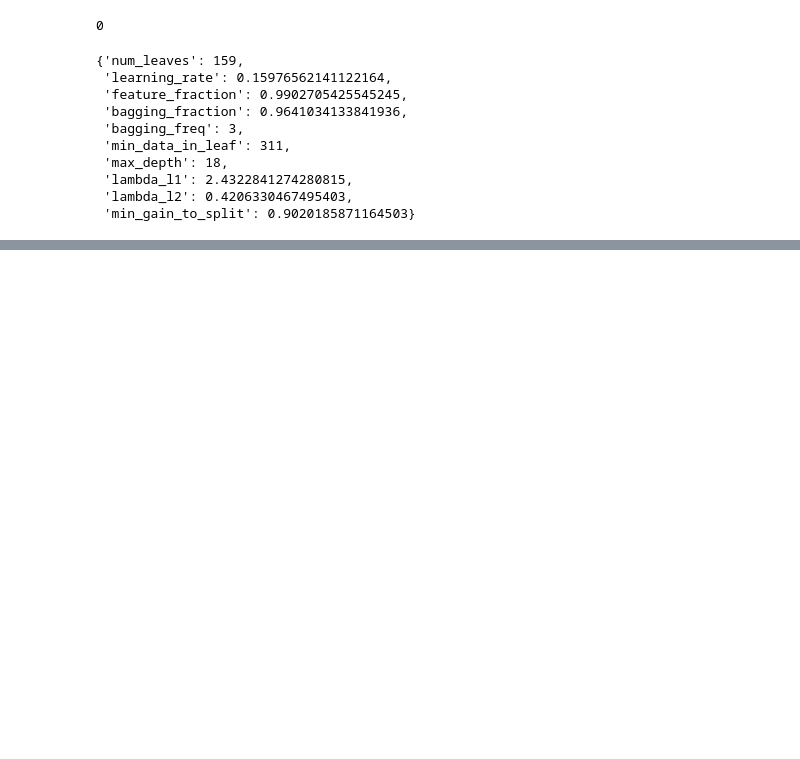
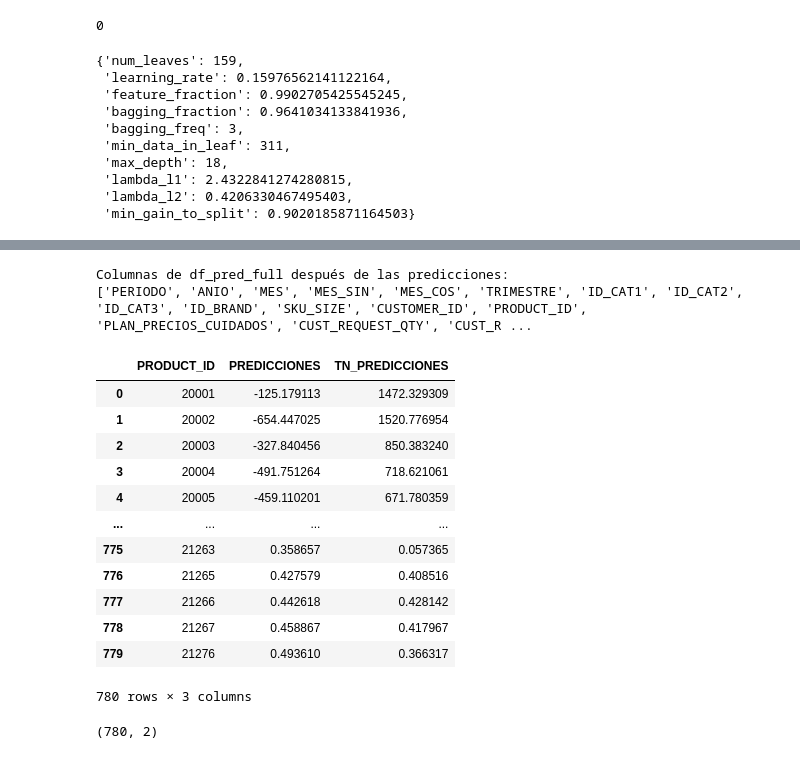
Before and after one commit to plcablinski/labo3-2025v, a Jupyter notebook: optuna_train_parquet_lgbm_prediccion_delta.ipynb, the cells around one changed output, grey strips where cells are left out. Drawn from its saved outputs; the diff is of its cells as text; code cells hidden in the pictures; blank space fills up the shorter version.

```diff
--- a/optuna_train_parquet_lgbm_prediccion_delta.ipynb
+++ b/optuna_train_parquet_lgbm_prediccion_delta.ipynb
@@ -260,0 +313,3 @@ for col in categorical_features:
+# %%
+
+df_pred_full = df_pred_full.merge(df_pendientes, on=['PRODUCT_ID', 'CUSTOMER_ID', 'PERIODO'], how='left', suffixes=('', '_features'))
@@ -261,15 +323,61 @@ for col in categorical_features:
+# %%
+# Filtrar solo los que tengan la columna A_PREDECIR con valor 1
+df_pred_full = df_pred_full[df_pred_full['A_PREDECIR'] == 'S']
+# Hacer que A_PREDECIR sea boolean si es 'S' vale True, si es 'N' False
+df_pred_full['A_PREDECIR'] = df_pred_full['A_PREDECIR'].map({'S': True, 'N': False})
+
+# Agregar a df_pred_full una variable categorica MES_PROBLEMATICO que sea 1 si PERIODO es 201906 o 201908 o 201910, y 0 en caso contrario
+df_pred_full['MES_PROBLEMATICO'] = df_pred_full['PERIODO'].apply(lambda x: 1 if x in [201906, 201908] else 0)
+# Convertir las variables categóricas a tipo 'category'
+for col in categorical_features:
+    df_pred_full[col] = df_pred_full[col].astype('category')
 # %%
 # Eliminar del dataframe df_pred_full la columna 'PREDICCIONES'
 if 'PREDICCIONES' in df_pred_full.columns:
     df_pred_full.drop(columns=['PREDICCIONES'], inplace=True)
 # %%
 
-predictions = model_reg.predict(df_pred_full)
-df_pred_full['PREDICCIONES'] = predictions
+if not df_pred_full.empty:
+	predictions = model_reg.predict(df_pred_full)
+	df_pred_full['PREDICCIONES'] = predictions
+else:
+	print("df_pred_full está vacío, no se generaron predicciones.")
+# %%
+# Mostar las columnas de df_pred_full
+print("Columnas de df_pred_full después de las predicciones:")
+print(df_pred_full.columns.tolist())
+# %% [output]
+Columnas de df_pred_full después de las predicciones:
+['PERIODO', 'ANIO', 'MES', 'MES_SIN', 'MES_COS', 'TRIMESTRE', 'ID_CAT1', 'ID_CAT2', 'ID_CAT3', 'ID_BRAND', 'SKU_SIZE', 'CUSTOMER_ID', 'PRODUCT_ID', 'PLAN_PRECIOS_CUIDADOS', 'CUST_REQUEST_QTY', 'CUST_R ...
+# %%
+# A cada reregistro de df_pred_full le agrego la columna que TN + PREDICCIONES
+df_pred_full['TN_PREDICCIONES'] = df_pred_full['TN'] + 0.7 * df_pred_full['PREDICCIONES']
+df_pred_full['TN_PREDICCIONES'] = np.where(
+    df_pred_full['TN_PREDICCIONES'] <= df_pred_full['TN_MIN_12'] ,
+    df_pred_full['TN_MIN_12'],
+    np.where(
+        df_pred_full['TN_PREDICCIONES'] >= df_pred_full['TN_MAX_12'],
+        df_pred_full['TN_MAX_12'],
+        df_pred_full['TN_PREDICCIONES']
+    )
+)
 # %%
 # Generar Dataframe que contenga por cada PRODUCT_ID la suma de las predicciones y la suma de la clase observada
-df_comp = df_pred_full.groupby('PRODUCT_ID').agg({'PREDICCIONES': 'sum', 'CLASE': 'sum'}).reset_index()
-df_comp['DIF_ABS'] = np.abs(df_comp['PREDICCIONES'] - df_comp['CLASE'])
-# ordernar por la diferencia absoluta
-df_comp = df_comp.sort_values(by='DIF_ABS', ascending=False)
-df_comp.head(20)
+df_final = df_pred_full.groupby('PRODUCT_ID').agg({'PREDICCIONES': 'sum', 'TN_PREDICCIONES': 'sum'}).reset_index()
+# Los valore de TN_PREDICCIONES deben ser cero o mayores a cero, si no es así, los cambio a cero
+df_final['TN_PREDICCIONES'] = df_final['TN_PREDICCIONES'].clip(lower=0)
+df_final
+# %% [output]
+|  | PRODUCT_ID | PREDICCIONES | TN_PREDICCIONES |
+| 0 | 20001 | -125.179113 | 1472.329309 |
+| 1 | 20002 | -654.447025 | 1520.776954 |
+| 2 | 20003 | -327.840456 | 850.383240 |
+| 3 | 20004 | -491.751264 | 718.621061 |
+| 4 | 20005 | -459.110201 | 671.780359 |
+| ... | ... | ... | ... |
+| 775 | 21263 | 0.358657 | 0.057365 |
+| 776 | 21265 | 0.427579 | 0.408516 |
+| 777 | 21266 | 0.442618 | 0.428142 |
+| 778 | 21267 | 0.458867 | 0.417967 |
+| 779 | 21276 | 0.493610 | 0.366317 |
+780 rows × 3 columns
@@ -307,0 +384,11 @@ print(f"Número de valores negativos en las predicciones: {negativos}")
+# %%
+# En df_final, solo dejar las columnas PRODUCT_ID, TN_PREDICCIONES que deben llamarse product_id y tn
+df_final = df_final.rename(columns={'PRODUCT_ID': 'product_id', 'TN_PREDICCIONES': 'tn'})
+# Eliminar el indice y PREDICCIONES
+df_final = df_final[['product_id', 'tn']]
+df_final
+# Guardar el DataFrame df_final en un archivo CSV
+df_final.to_csv('./modelos/lgbm_model_reg_todos_los_productos.csv', index=False)
+df_final.shape
+# %% [output]
+(780, 2)
```
Also changed, not shown: parts of 17 cells of this notebook.
